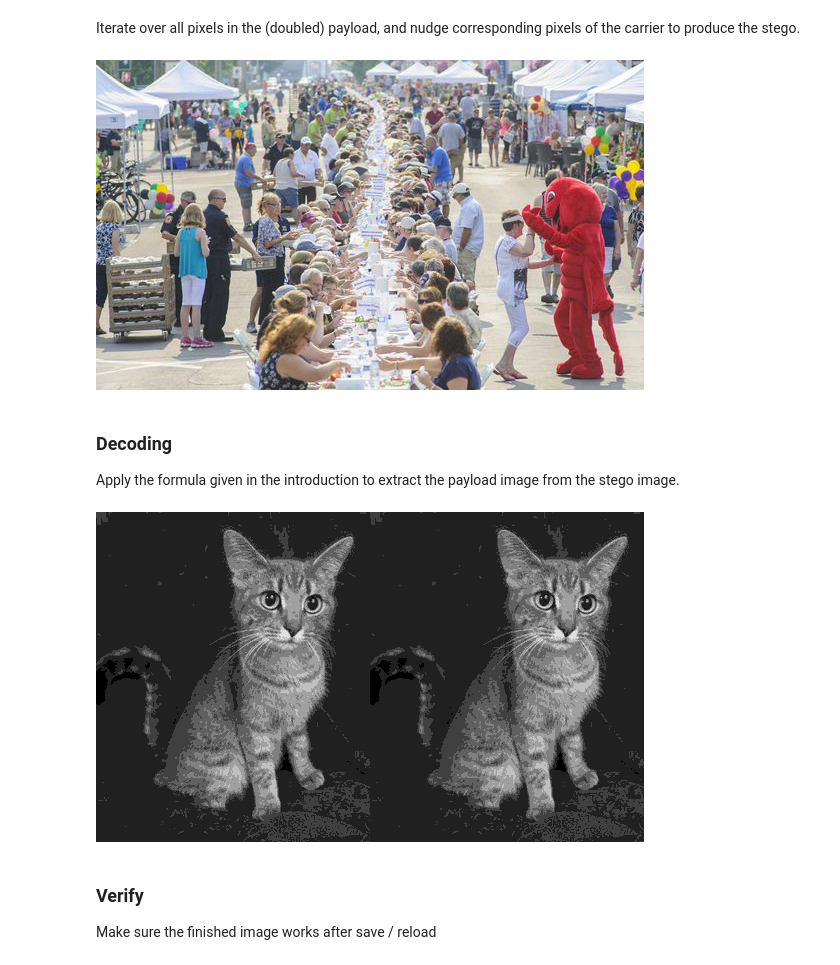
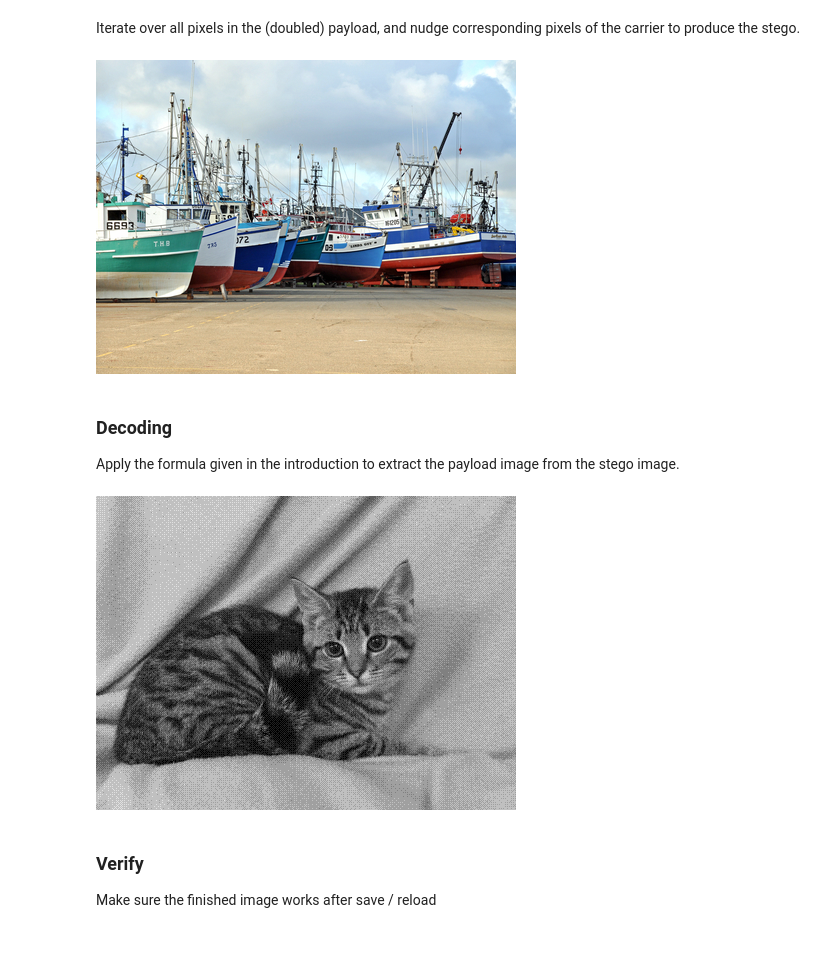
Before and after one commit to cwf2/clas-3801, a Jupyter notebook: Week 08 - Working with Colour/prep/Prep - Three-bit stego.ipynb, the cells around one changed output. Cells and saved outputs as stored; diff of their text form; code cells hidden in the pictures.

```diff
--- a/Week 08 - Working with Colour/prep/Prep - Three-bit stego.ipynb
+++ b/Week 08 - Working with Colour/prep/Prep - Three-bit stego.ipynb
@@ -16,6 +16,6 @@ convert cat.jpg -resize x330 -colorspace Gray -auto-level -depth 3 cat_sm.png
 from PIL import Image
 from IPython.display import display
 
-payload = Image.open('cat_sm.png')
+payload = Image.open('cat.png')
 display(payload)
 # %% [output]
@@ -25,6 +22,0 @@ I decided to double the cat image, so that I could use more of the carrier.
-# %%
-foo = Image.new('L', (payload.width * 2, payload.height))
-foo.paste(payload)
-foo.paste(payload, box=(payload.width, 0))
-display(foo)
-payload = foo
@@ -33,6 +23,6 @@ payload = foo
 # %% [markdown]
 The carrier image is a picture of the Shediac lobster festival from http://www.tourismnewbrunswick.ca.
 # %%
-carrier = Image.open('LobsterFestival_039.jpg')
+carrier = Image.open('boats.png')
 display(carrier)
 # %% [output]
@@ -66,34 +56,34 @@ Iterate over all pixels in the (doubled) payload, and nudge corresponding pixels
 # %%
 # Create a new image for the stego
 stego = Image.new('RGB', payload.size)
 
 for x in range(payload.width):
-    for y in range(carrier.height):
+    for y in range(payload.height):
 
         # get the grey value of the payload, scale down to range 0-7
         grey = payload.getpixel((x, y))
         grey = grey // 32
 
         # get the r, g, b channels of the carrier
-        r, g, b = carrier.getpixel((x, y))
+        r, g, b = carrier.getpixel((x+50, y))
 
         # these are the bits we need
         bR = grey // 4
         bG = grey % 4 // 2
         bB = grey % 2
 
         # adjust the actual bits to match
         r = nudge(r, bR)
         g = nudge(g, bG)
         b = nudge(b, bB)
 
         # draw the pixel
         stego.putpixel((x, y), (r, g, b))
 
 # show the result
 display(stego)
 # %% [output]
-[figure, old version]
+[figure, new version]
 # %% [markdown]
 ### Decoding
 
@@ -114,7 +104,7 @@ def unStego(img):
 
 display(unStego(stego))
 # %% [output]
-[figure, old version]
+[figure, new version]
 # %% [markdown]
 ### Verify
 
```
Also changed, not shown: parts of 7 cells of this notebook, 10 other files.
